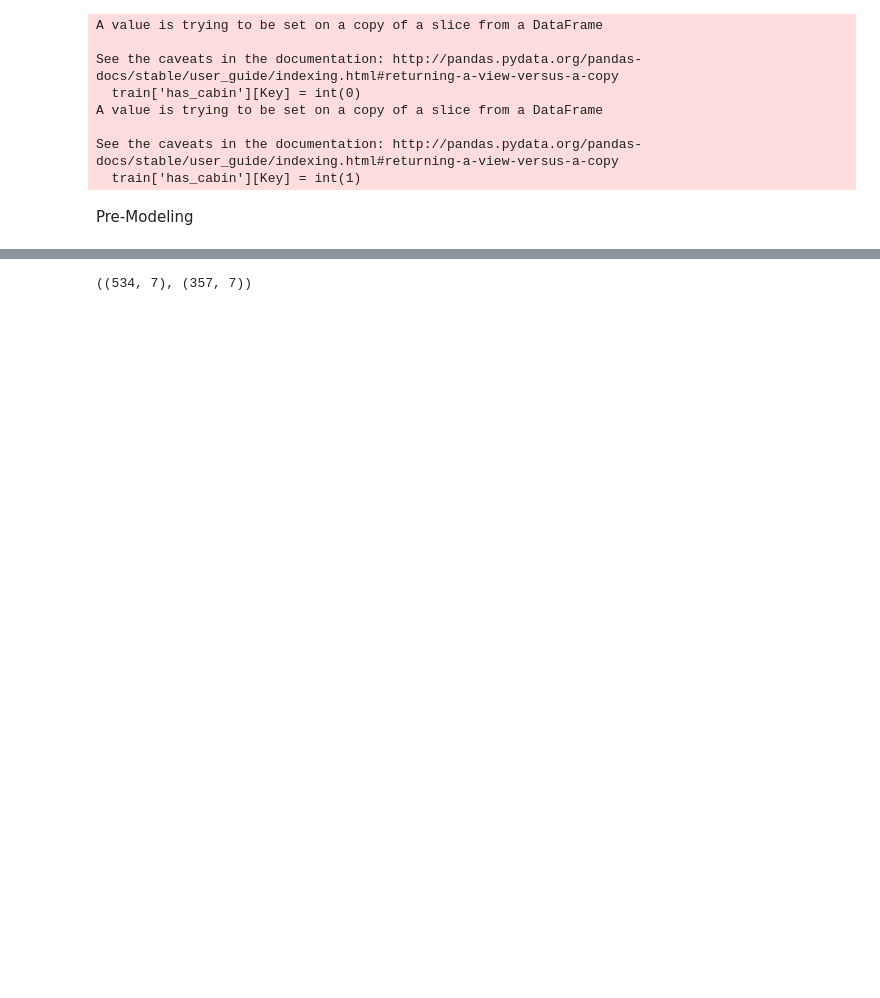
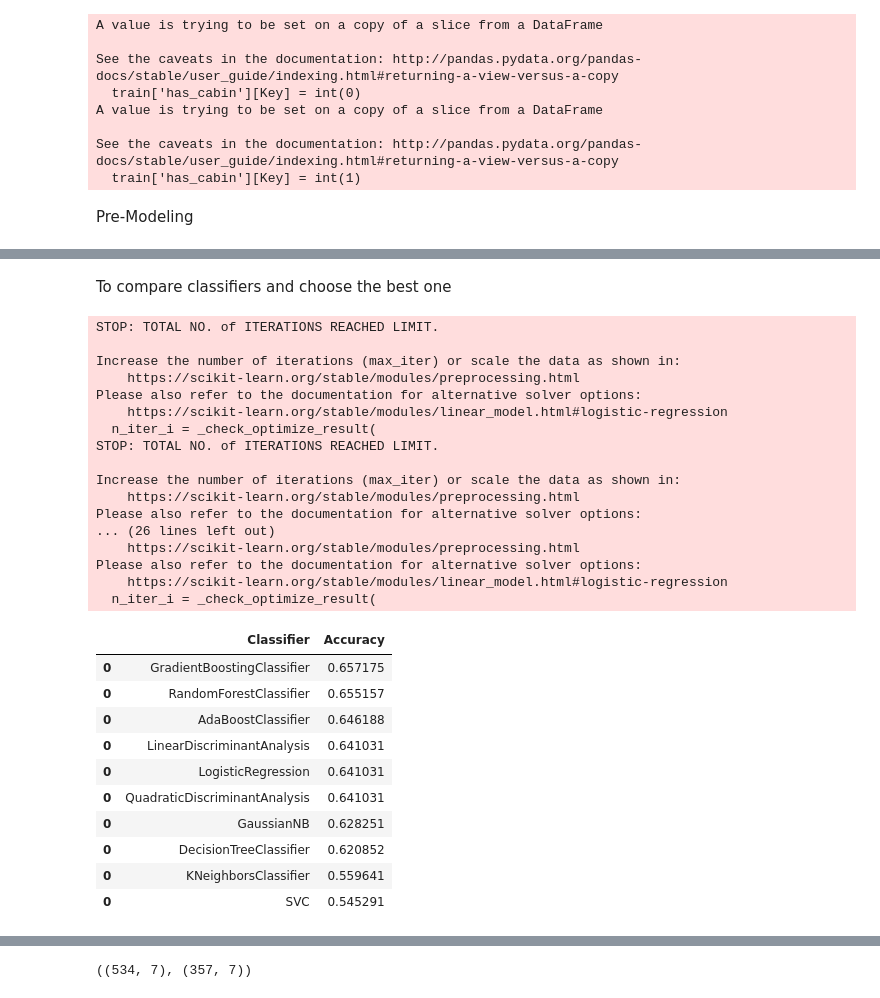
Before and after one commit to Ishu8282/Data-Analysis, a Jupyter notebook: Titanic/Untitled.ipynb, the cells around one changed output, grey strips where cells are left out. Cells and saved outputs as stored; diff of their text form; code cells hidden in the pictures; blank space fills up the shorter version.

```diff
--- a/Titanic/Untitled.ipynb
+++ b/Titanic/Untitled.ipynb
@@ -373,0 +367,2 @@ test_X = test_df[['Sex','Age','Pclass','Fare_limited','alone','family','title']]
+# %% [markdown]
+To compare classifiers and choose the best one
@@ -373,0 +379,72 @@ test_X = test_df[['Sex','Age','Pclass','Fare_limited','alone','family','title']]
+# %%
+classifiers = [
+    KNeighborsClassifier(),
+    SVC(probability=True),
+    DecisionTreeClassifier(),
+    RandomForestClassifier(),
+    AdaBoostClassifier(),
+    GradientBoostingClassifier(),
+    GaussianNB(),
+    LinearDiscriminantAnalysis(),
+    QuadraticDiscriminantAnalysis(),
+    LogisticRegression()]
+
+log_cols = ["Classifier", "Accuracy"]
+log = pd.DataFrame(columns=log_cols)
+
+sss = StratifiedShuffleSplit(n_splits=8, test_size=0.5, random_state=1)
+
+x = train_X.values
+y = train_Y.values
+
+acc_dict = {}
+
+for train_index, test_index in sss.split(x, y):
+    x_train, x_test = x[train_index], x[test_index]
+    y_train, y_test = y[train_index], y[test_index]
+
+    for clf in classifiers:
+        name = clf.__class__.__name__
+        clf.fit(x_train, y_train)
+        predictions = clf.predict(x_test)
+        acc = accuracy_score(y_test, predictions)
+        if name in acc_dict:
+            acc_dict[name] += acc
+        else:
+            acc_dict[name] = acc
+
+for clf in acc_dict:
+    acc_dict[clf] = acc_dict[clf] / 10.0
+    log_entry = pd.DataFrame([[clf, acc_dict[clf]]], columns=log_cols)
+    log = log.append(log_entry)
+
+log.sort_values('Accuracy', ascending=False)
+# %% [output]
+STOP: TOTAL NO. of ITERATIONS REACHED LIMIT.
+
+Increase the number of iterations (max_iter) or scale the data as shown in:
+    https://scikit-learn.org/stable/modules/preprocessing.html
+Please also refer to the documentation for alternative solver options:
+    https://scikit-learn.org/stable/modules/linear_model.html#logistic-regression
+  n_iter_i = _check_optimize_result(
+STOP: TOTAL NO. of ITERATIONS REACHED LIMIT.
+
+Increase the number of iterations (max_iter) or scale the data as shown in:
+    https://scikit-learn.org/stable/modules/preprocessing.html
+Please also refer to the documentation for alternative solver options:
+... (26 lines left out)
+    https://scikit-learn.org/stable/modules/preprocessing.html
+Please also refer to the documentation for alternative solver options:
+    https://scikit-learn.org/stable/modules/linear_model.html#logistic-regression
+  n_iter_i = _check_optimize_result(
+|  | Classifier | Accuracy |
+| 0 | GradientBoostingClassifier | 0.657175 |
+| 0 | RandomForestClassifier | 0.655157 |
+| 0 | AdaBoostClassifier | 0.646188 |
+| 0 | LinearDiscriminantAnalysis | 0.641031 |
+| 0 | LogisticRegression | 0.641031 |
+| 0 | QuadraticDiscriminantAnalysis | 0.641031 |
+| 0 | GaussianNB | 0.628251 |
+| 0 | DecisionTreeClassifier | 0.620852 |
+| 0 | KNeighborsClassifier | 0.559641 |
+| 0 | SVC | 0.545291 |
```
Also changed, not shown: parts of 21 cells of this notebook.
